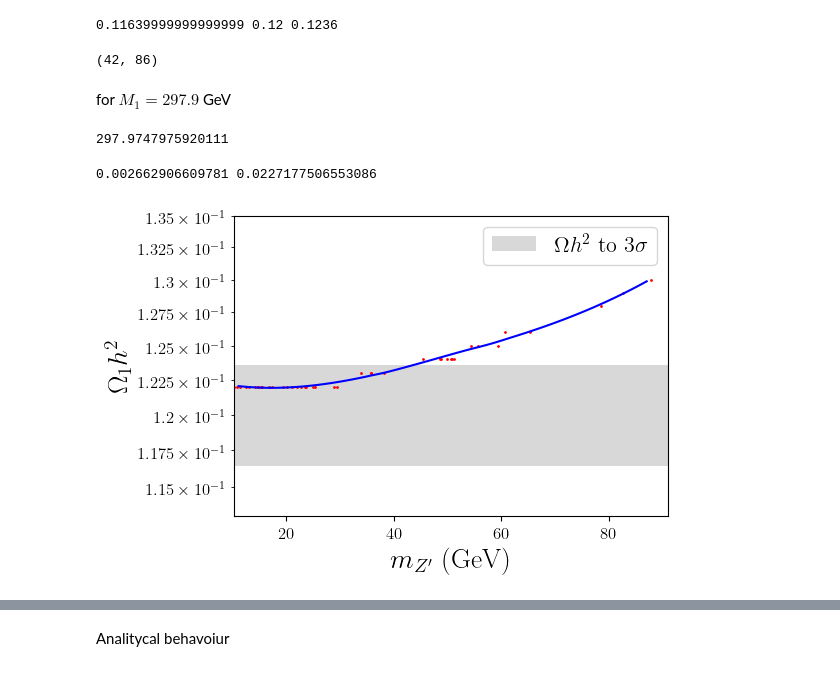
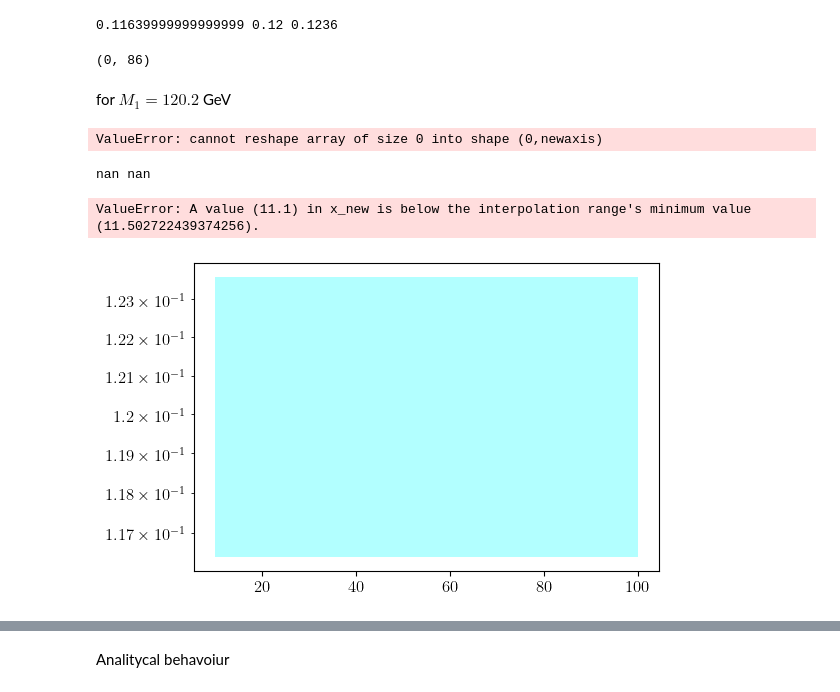
Before and after one commit to davidsuarezr/MDEO, a Jupyter notebook: Benchmark-point-DM-NO-KM-XXZpZp.ipynb, the cells around one changed output, grey strips where cells are left out. Drawn from its saved outputs; the diff is of its cells as text; code cells hidden in the pictures.

```diff
--- a/Benchmark-point-DM-NO-KM-XXZpZp.ipynb
+++ b/Benchmark-point-DM-NO-KM-XXZpZp.ipynb
@@ -29,7 +29,8 @@ plt.rcParams.update({'font.size': 12})
 #random_general_scan-noKM-XXZpZp.py
 #File for XX->ZpZp
 #xd = pd.read_csv('noKM-xd_scan-noKM-XXZpZp-01.csv')
-xd = pd.read_csv('noKM-xd_scan-noKM-XXZpZp-02.csv')
+#xd = pd.read_csv('noKM-xd_scan-noKM-XXZpZp-02.csv')
+xd = pd.read_csv('noKM-xd_scan-noKM-XXZpZp-05.csv')
 
 xd.shape
 # %% [output]
@@ -74,48 +75,47 @@ del[xd['index']]
 
 xd.shape
 # %% [output]
-(42, 86)
+(0, 86)
 # %% [markdown]
-for $M_1=297.9$ GeV
+for $M_1=120.2$ GeV
-# %%
-xd.mChi[0]
-# %% [output]
-297.9747975920111
 # %%
 from scipy import interpolate
 from scipy.signal import savgol_filter
 
 fitOmega=interpolate.interp1d(xd.MZp, xd.Omega1)
+# %% [output]
+ValueError: cannot reshape array of size 0 into shape (0,newaxis)
 # %%
 print(xd.g1p.min(),xd.g1p.max())
 # %% [output]
-0.002662906609781 0.0227177506553086
+nan nan
 # %%
 plt.figure(figsize=(6,4))
 
 plt.semilogy(xd.MZp, (xd.Omega1+xd.Omega2),color='red', marker='.',ms=2,linestyle='')
 
 n=np.linspace(1e1,1.0e2,10)
-plt.fill_between(n,Omega_min,Omega_max,facecolor='grey',alpha=0.3,label=r'$\Omega h^2$ to $3\sigma$')
+plt.fill_between(n,Omega_min,Omega_max,facecolor='cyan',alpha=0.3,label=r'$\Omega h^2$ to $3\sigma$')
 
 n=np.arange(11.1,88.1,1)
 m=fitOmega(n)
 yhat = savgol_filter(m, 51, 3)
 
 plt.plot(n,yhat,'b-')
 
 #plt.hlines(Omega,0.1,1e4, 'r',label=r'0.12')
 
 plt.xlabel(r'$m_{Z^{\prime}}$ (GeV)',size=20)
 plt.ylabel(r'$\Omega_1 h^2$',size=20)
 #plt.title('$M_1=86, M2=500,750, Yc=0.243, v=500, h_2=200$')
-plt.legend(prop={'size':16},loc='best')
+plt.legend(prop={'size':14},loc='best')
 
-plt.ylim(0.113,0.135)
-plt.xlim(xd.MZp.min(), 91)
+#plt.ylim(0.113,0.135)
+#plt.xlim(xd.MZp.min(), 91)
 plt.tight_layout()
 
 #plt.savefig('plots/benchmark4.pdf')
 #plt.show()
 # %% [output]
+ValueError: A value (11.1) in x_new is below the interpolation range's minimum value (11.502722439374256).
-[figure, old version]
+[figure, new version]
```
Also changed, not shown: parts of 20 cells of this notebook, 4 other files.
